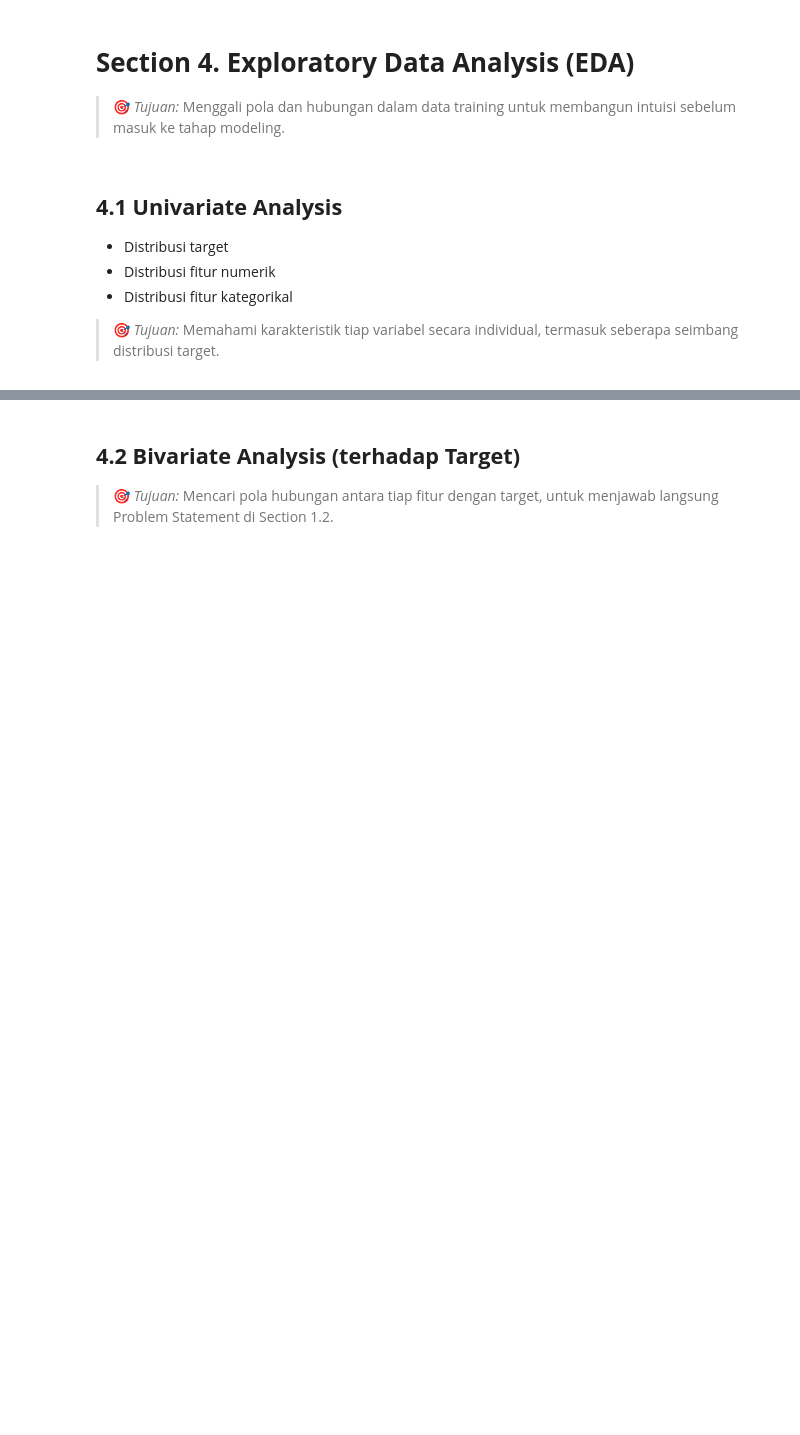
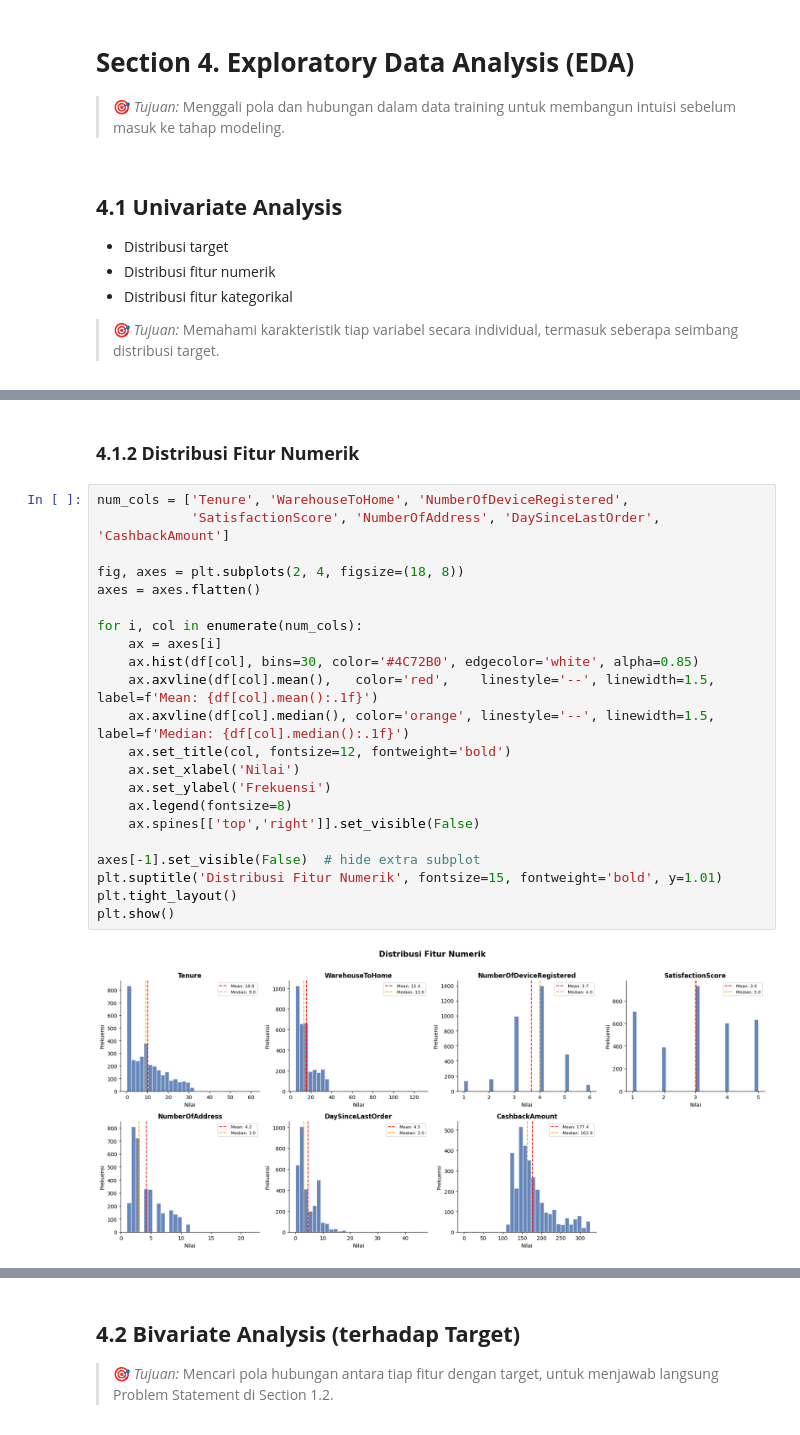
Before and after one commit to MikaMahaputra/E-Commerce-Customer-Churn, a Jupyter notebook: notebook/e-commerce-churn-analysis.ipynb, the cells around one changed output, grey strips where cells are left out. Cells and saved outputs as stored; diff of their text form; blank space fills up the shorter version.

```diff
--- a/notebook/e-commerce-churn-analysis.ipynb
+++ b/notebook/e-commerce-churn-analysis.ipynb
@@ -693,0 +754,26 @@ nunique=3  ratio=0.0008
+# %% [markdown]
+### **4.1.2 Distribusi Fitur Numerik**
+# %%
+num_cols = ['Tenure', 'WarehouseToHome', 'NumberOfDeviceRegistered',
+            'SatisfactionScore', 'NumberOfAddress', 'DaySinceLastOrder', 'CashbackAmount']
+
+fig, axes = plt.subplots(2, 4, figsize=(18, 8))
+axes = axes.flatten()
+
+for i, col in enumerate(num_cols):
+    ax = axes[i]
+    ax.hist(df[col], bins=30, color='#4C72B0', edgecolor='white', alpha=0.85)
+    ax.axvline(df[col].mean(),   color='red',    linestyle='--', linewidth=1.5, label=f'Mean: {df[col].mean():.1f}')
+    ax.axvline(df[col].median(), color='orange', linestyle='--', linewidth=1.5, label=f'Median: {df[col].median():.1f}')
+    ax.set_title(col, fontsize=12, fontweight='bold')
+    ax.set_xlabel('Nilai')
+    ax.set_ylabel('Frekuensi')
+    ax.legend(fontsize=8)
+    ax.spines[['top','right']].set_visible(False)
+
+axes[-1].set_visible(False)  # hide extra subplot
+plt.suptitle('Distribusi Fitur Numerik', fontsize=15, fontweight='bold', y=1.01)
+plt.tight_layout()
+plt.show()
+# %% [output]
+[figure, added]
```
Also changed, not shown: parts of 17 cells of this notebook.
